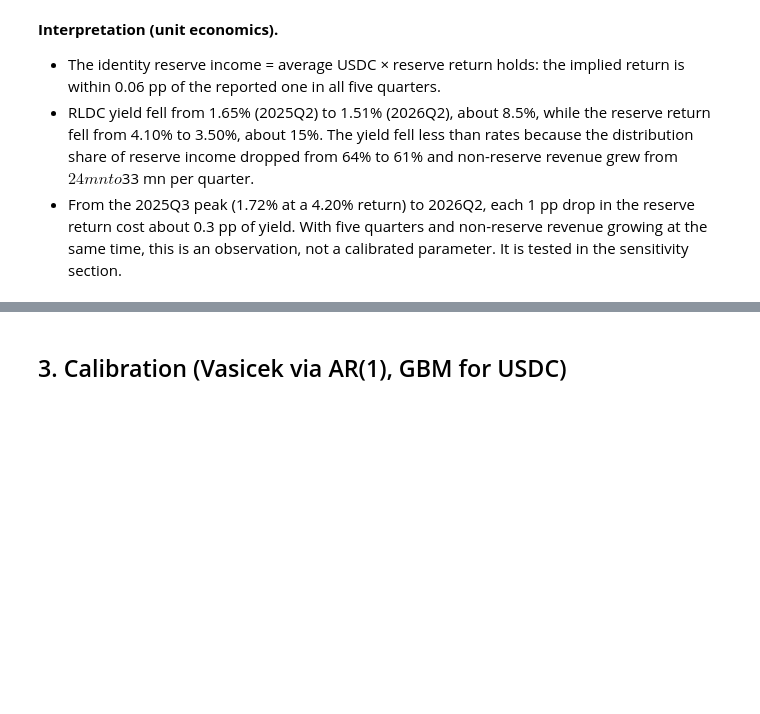
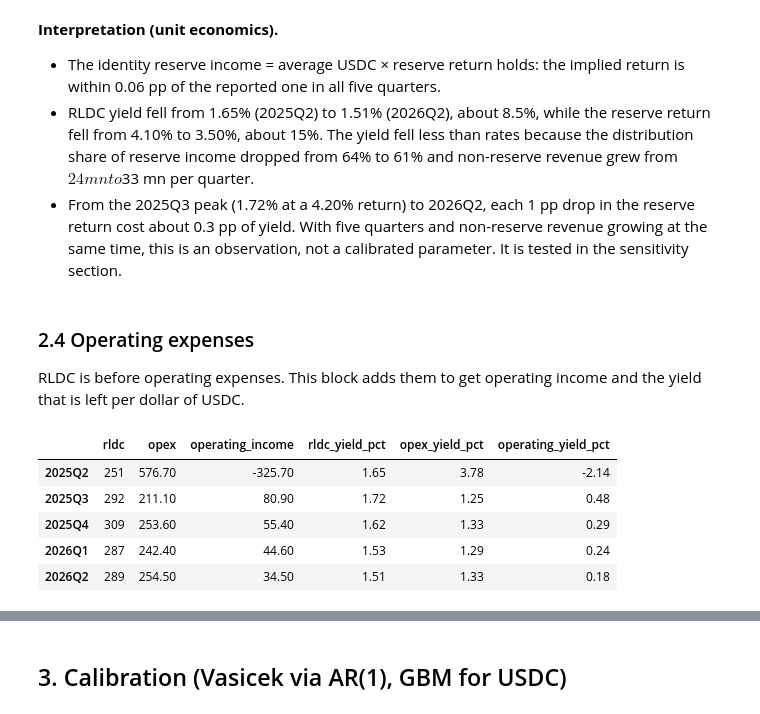
Before and after one commit to ChristopheAbelem/circle-valuation, a Jupyter notebook: notebooks/circle_valuation.ipynb, the cells around one changed output, grey strips where cells are left out. Cells and saved outputs as stored; diff of their text form; code cells hidden in the pictures; blank space fills up the shorter version.

Commit message:
Add section 2.4: operating expenses

```diff
--- a/notebooks/circle_valuation.ipynb
+++ b/notebooks/circle_valuation.ipynb
@@ -265,3 +265,22 @@ uq[["reserve_return_pct", "rldc_yield_pct"]]
 - The identity reserve income = average USDC × reserve return holds: the implied return is within 0.06 pp of the reported one in all five quarters.
 - RLDC yield fell from 1.65% (2025Q2) to 1.51% (2026Q2), about 8.5%, while the reserve return fell from 4.10% to 3.50%, about 15%. The yield fell less than rates because the distribution share of reserve income dropped from 64% to 61% and non-reserve revenue grew from $24 mn to $33 mn per quarter.
 - From the 2025Q3 peak (1.72% at a 4.20% return) to 2026Q2, each 1 pp drop in the reserve return cost about 0.3 pp of yield. With five quarters and non-reserve revenue growing at the same time, this is an observation, not a calibrated parameter. It is tested in the sensitivity section.
+# %% [markdown]
+### 2.4 Operating expenses
+RLDC is before operating expenses. This block adds them to get operating income and the yield that is left per dollar of USDC.
+# %%
+# Operating expenses, $ mn. Source: Circle Q2 2026 earnings release, 8-K exhibit 99.1 (five-quarter table):
+# https://www.sec.gov/Archives/edgar/data/1876042/000187604226000246/augustepr-circle_q22026f.htm
+# 2025Q2 includes about $435 mn of one-off stock compensation from the IPO.
+uq["opex"] = [576.7, 211.1, 253.6, 242.4, 254.5]
+uq["operating_income"] = uq["rldc"] - uq["opex"]
+uq["opex_yield_pct"] = uq["opex"] * 4 / (uq["avg_usdc_bn"] * 1e3) * 100  # annualised opex per $ of average USDC
+uq["operating_yield_pct"] = uq["rldc_yield_pct"] - uq["opex_yield_pct"]
+uq[["rldc", "opex", "operating_income", "rldc_yield_pct", "opex_yield_pct", "operating_yield_pct"]]
+# %% [output]
+|  | rldc | opex | operating_income | rldc_yield_pct | opex_yield_pct | operating_yield_pct |
+| 2025Q2 | 251 | 576.70 | -325.70 | 1.65 | 3.78 | -2.14 |
+| 2025Q3 | 292 | 211.10 | 80.90 | 1.72 | 1.25 | 0.48 |
+| 2025Q4 | 309 | 253.60 | 55.40 | 1.62 | 1.33 | 0.29 |
+| 2026Q1 | 287 | 242.40 | 44.60 | 1.53 | 1.29 | 0.24 |
+| 2026Q2 | 289 | 254.50 | 34.50 | 1.51 | 1.33 | 0.18 |
```
Also changed, not shown: parts of 6 cells of this notebook, 3 other files.
